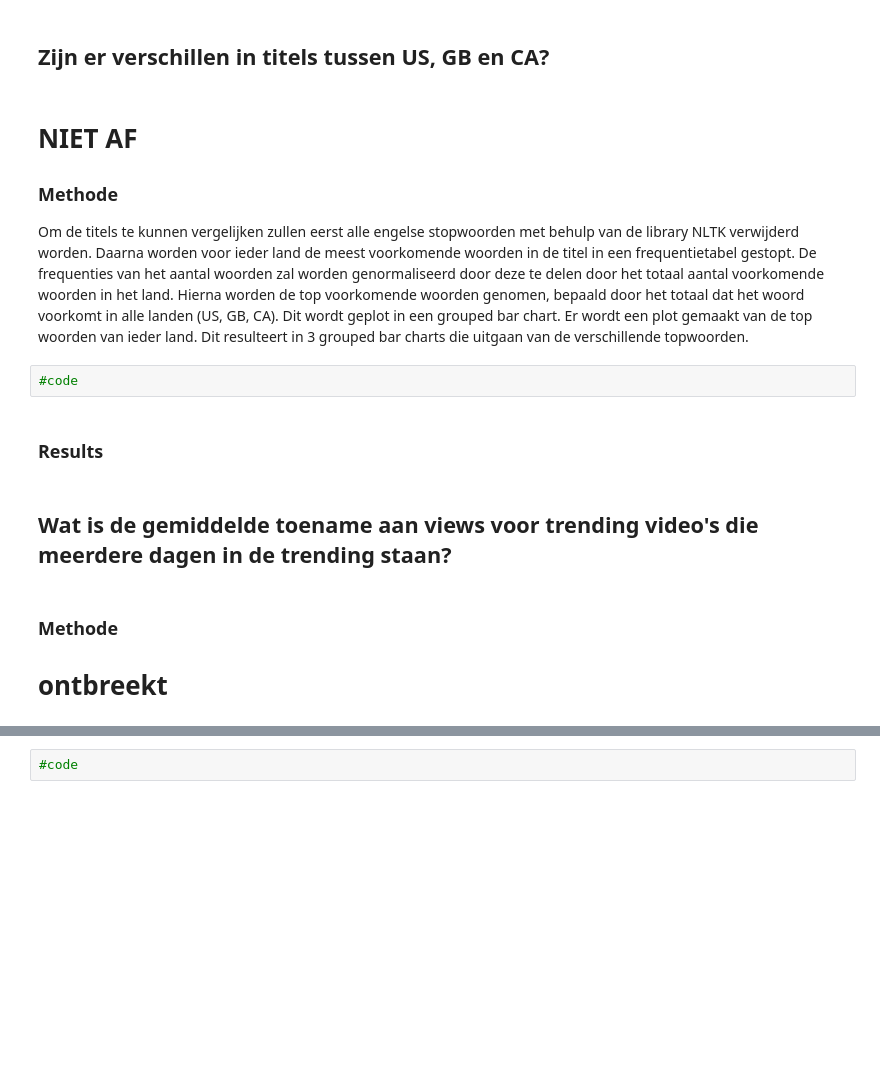
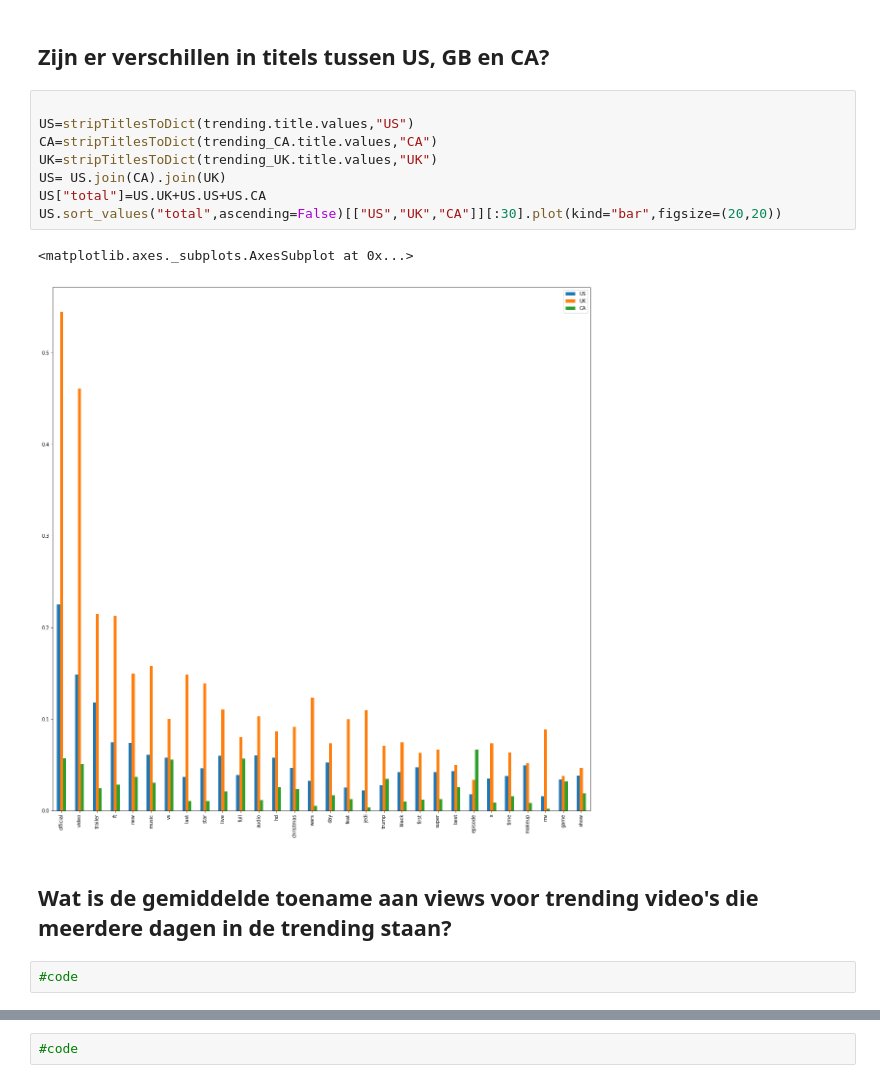
Before and after one commit to SandervWickeren/DataScience_YouTube, a Jupyter notebook: ResultsFile.ipynb, the cells around one changed output, grey strips where cells are left out. Saved outputs shown, nothing was run; the diff lists cells and outputs as text; blank space fills up the shorter version.

```diff
--- a/ResultsFile.ipynb
+++ b/ResultsFile.ipynb
@@ -204,15 +203,17 @@ De methode werkt hetzelfde als bij deelvraag 3, behalve dat er nu een ratio word
 # %% [markdown]
 ## Zijn er verschillen in titels tussen US, GB en CA?
-# %% [markdown]
-# NIET AF
-### Methode
-Om de titels te kunnen vergelijken zullen eerst alle engelse stopwoorden met behulp van de library NLTK verwijderd worden. Daarna worden voor ieder land de meest voorkomende woorden in de titel in een frequentietabel gestopt. De frequenties van het aantal woorden zal worden genormaliseerd door deze te delen door het totaal aantal voorkomende woorden in het land. Hierna worden de top voorkomende woorden genomen, bepaald door het totaal dat het woord voorkomt in alle landen (US, GB, CA). Dit wordt geplot in een grouped bar chart. Er wordt een plot gemaakt van de top woorden van ieder land. Dit resulteert in 3 grouped bar charts die uitgaan van de verschillende topwoorden.
+# %%
+
+US=stripTitlesToDict(trending.title.values,"US")
+CA=stripTitlesToDict(trending_CA.title.values,"CA")
+UK=stripTitlesToDict(trending_UK.title.values,"UK")
+US= US.join(CA).join(UK)
+US["total"]=US.UK+US.US+US.CA
+US.sort_values("total",ascending=False)[["US","UK","CA"]][:30].plot(kind="bar",figsize=(20,20))
+# %% [output]
+<matplotlib.axes._subplots.AxesSubplot at 0x...>
+[figure, added]
+# %% [markdown]
+##  Wat is de gemiddelde toename aan views voor trending video's die meerdere dagen in de trending staan?
 # %%
 #code
-# %% [markdown]
-### Results
-# %% [markdown]
-##  Wat is de gemiddelde toename aan views voor trending video's die meerdere dagen in de trending staan?
-# %% [markdown]
-### Methode
-# ontbreekt
```
Also changed, not shown: parts of 19 cells of this notebook.
